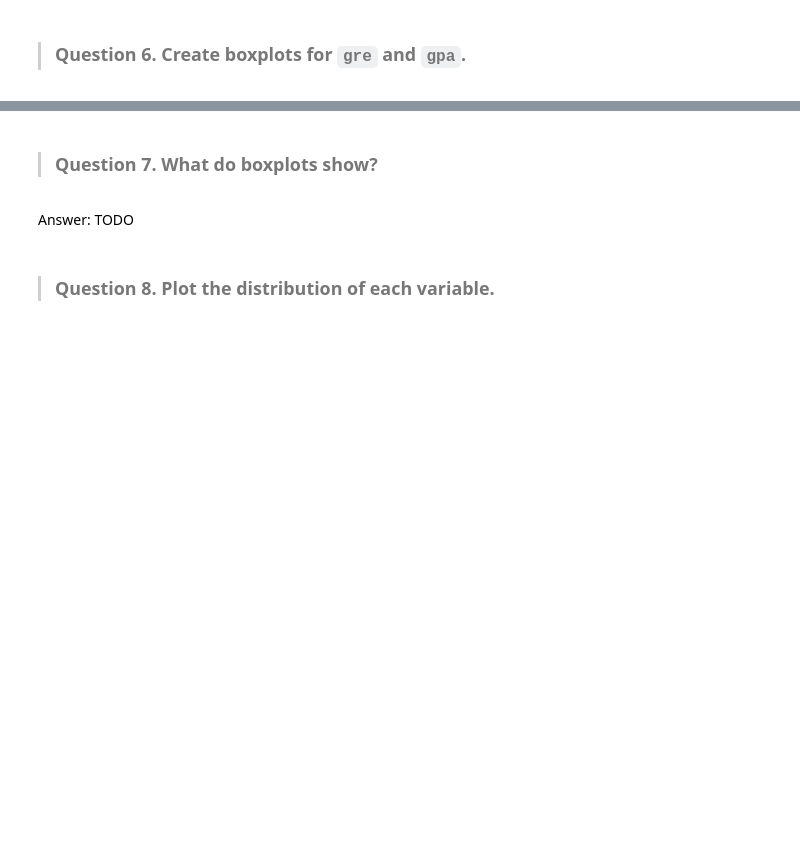
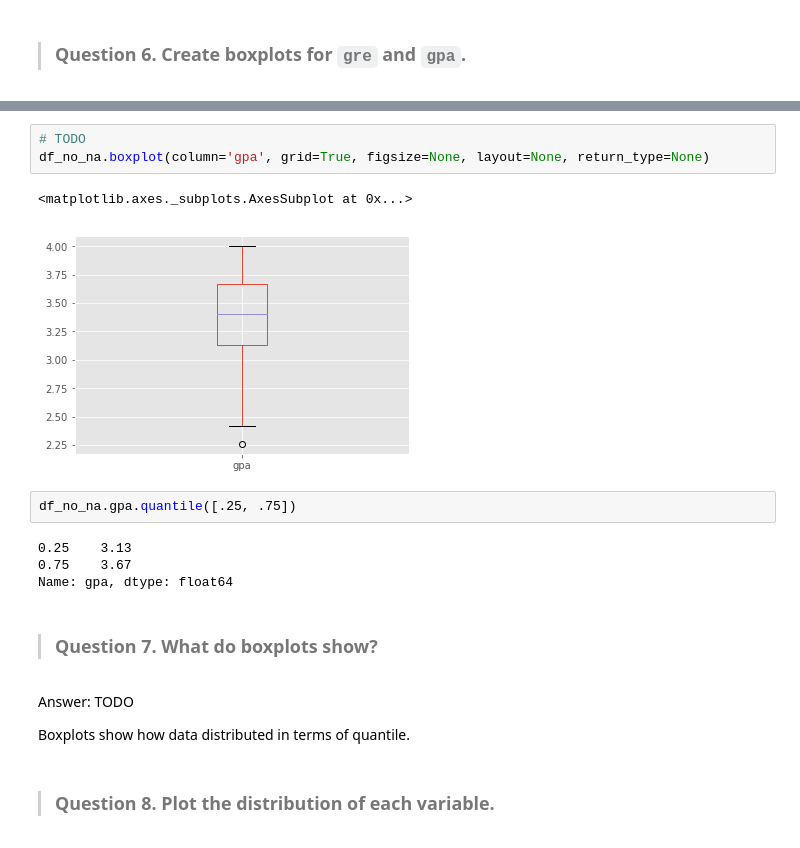
Before and after one commit to zenprogrm/DS-SF-34, a Jupyter notebook: unit-project/2/notebooks/unit-project-2-starter-code_ZZheng.ipynb, the cells around one changed output, grey strips where cells are left out. Cells and saved outputs as stored; diff of their text form; blank space fills up the shorter version.

```diff
--- a/unit-project/2/notebooks/unit-project-2-starter-code_ZZheng.ipynb
+++ b/unit-project/2/notebooks/unit-project-2-starter-code_ZZheng.ipynb
@@ -128,6 +142,20 @@ Answer: TODO
+# %%
+# TODO
+df_no_na.boxplot(column='gpa', grid=True, figsize=None, layout=None, return_type=None)
+# %% [output]
+<matplotlib.axes._subplots.AxesSubplot at 0x...>
+[figure, added]
+# %%
+df_no_na.gpa.quantile([.25, .75])
+# %% [output]
+0.25    3.13
+0.75    3.67
+Name: gpa, dtype: float64
 # %% [markdown]
 > ### Question 7.  What do boxplots show?
-# %% [markdown]
-Answer: TODO
+# %% [markdown]
+Answer: TODO
+
+Boxplots show how data distributed in terms of quantile.
 # %% [markdown]
 > ### Question 8.  Plot the distribution of each variable.
```
Also changed, not shown: parts of 45 cells of this notebook.
